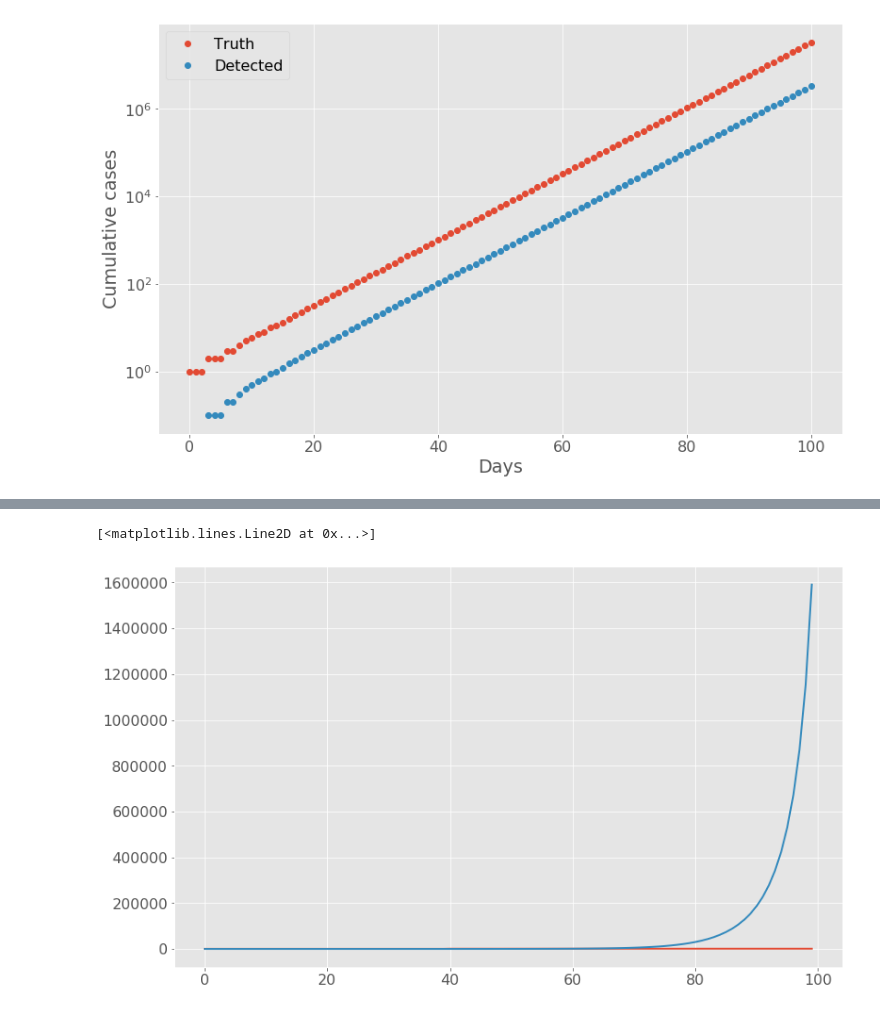
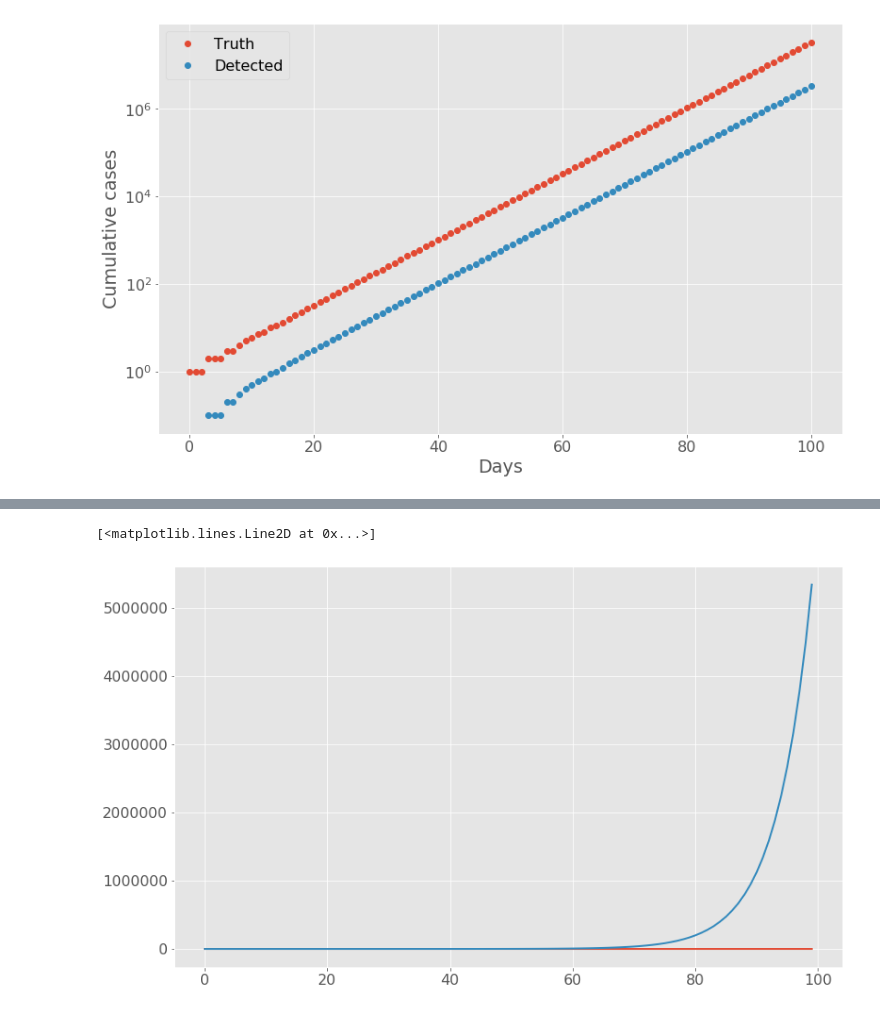
Before and after one commit to aquilesC/Covid-19-Jupyter-Notebook, a Jupyter notebook: Understanding_Sampling.ipynb, the cells around one changed output, grey strips where cells are left out. Cells and saved outputs as stored; diff of their text form; code cells hidden in the pictures.

```diff
--- a/Understanding_Sampling.ipynb
+++ b/Understanding_Sampling.ipynb
@@ -71 +78,4 @@ Text(0.5, 0, 'Days')
+# %%
+def sigmoid(x):
+  return 1 / (1 + np.exp(-x))
 # %%
@@ -87,0 +147,3 @@ Text(0.5, 0, 'Days')
+# %%
+variable_doubling_time = 1*sigmoid(.5*days-5)*doubling_time+doubling_time
+plt.plot(variable_doubling_time)
@@ -87,0 +153,8 @@ Text(0.5, 0, 'Days')
+# %%
+variable_cum_cases = np.zeros(len(days))
+variable_cum_cases[0] = 1
+for i in range(1, len(variable_cum_cases)):
+    variable_cum_cases[i] = variable_cum_cases[i-1]*2**(1/variable_doubling_time[i])
+variable_cum_cases = np.round(variable_cum_cases).astype('int')
+variable_new_cases = np.diff(variable_cum_cases)
+healthy = total_population - variable_cum_cases
@@ -88,6 +191,6 @@ Text(0.5, 0, 'Days')
 # %%
-plt.plot(testing_capacity)
-plt.plot(prob_detection)
+plt.plot(variable_new_cases)
+plt.plot(new_cases)
 # %% [output]
 [<matplotlib.lines.Line2D at 0x...>]
-[figure, old version]
+[figure, new version]
```
Also changed, not shown: parts of 13 cells of this notebook.
